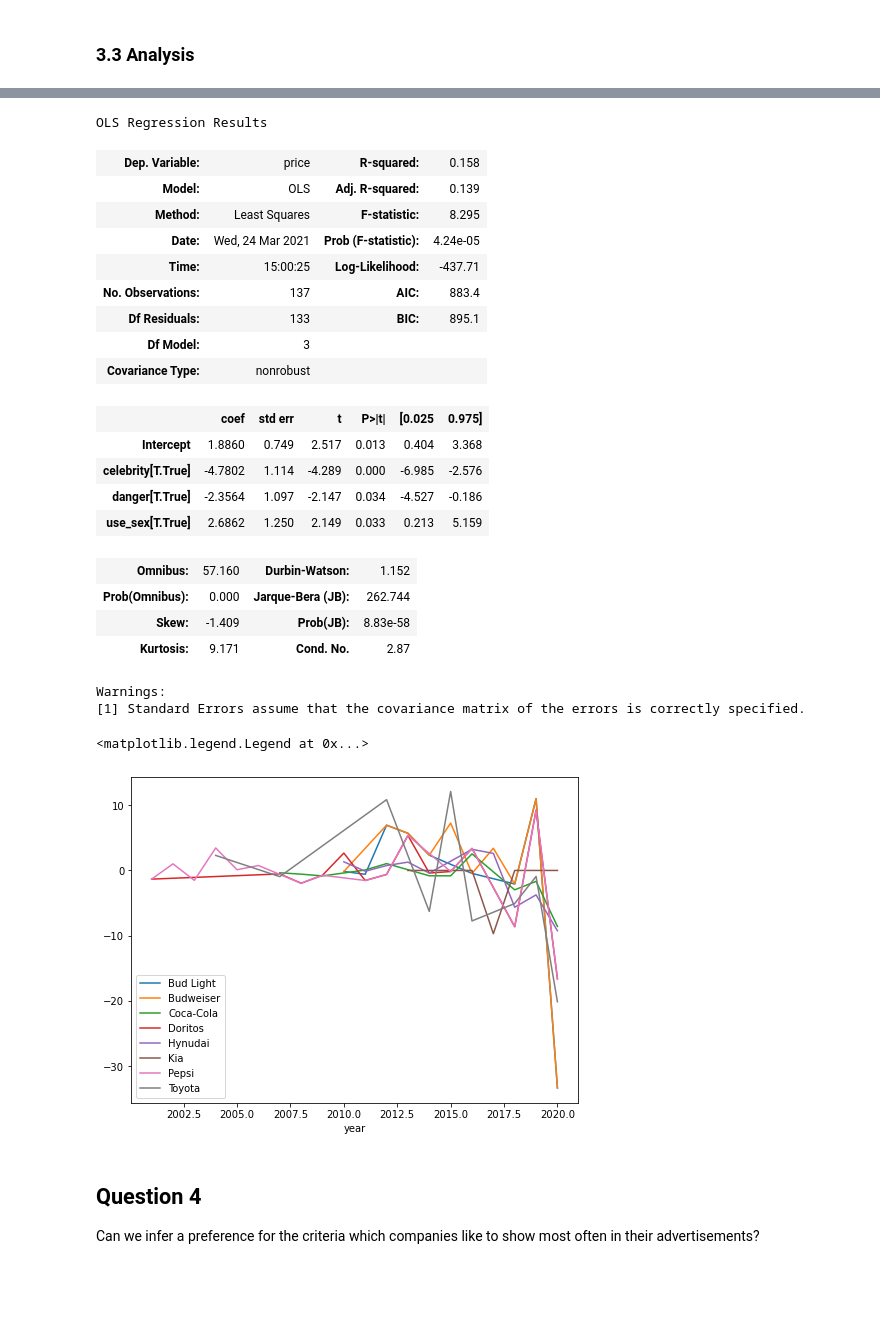
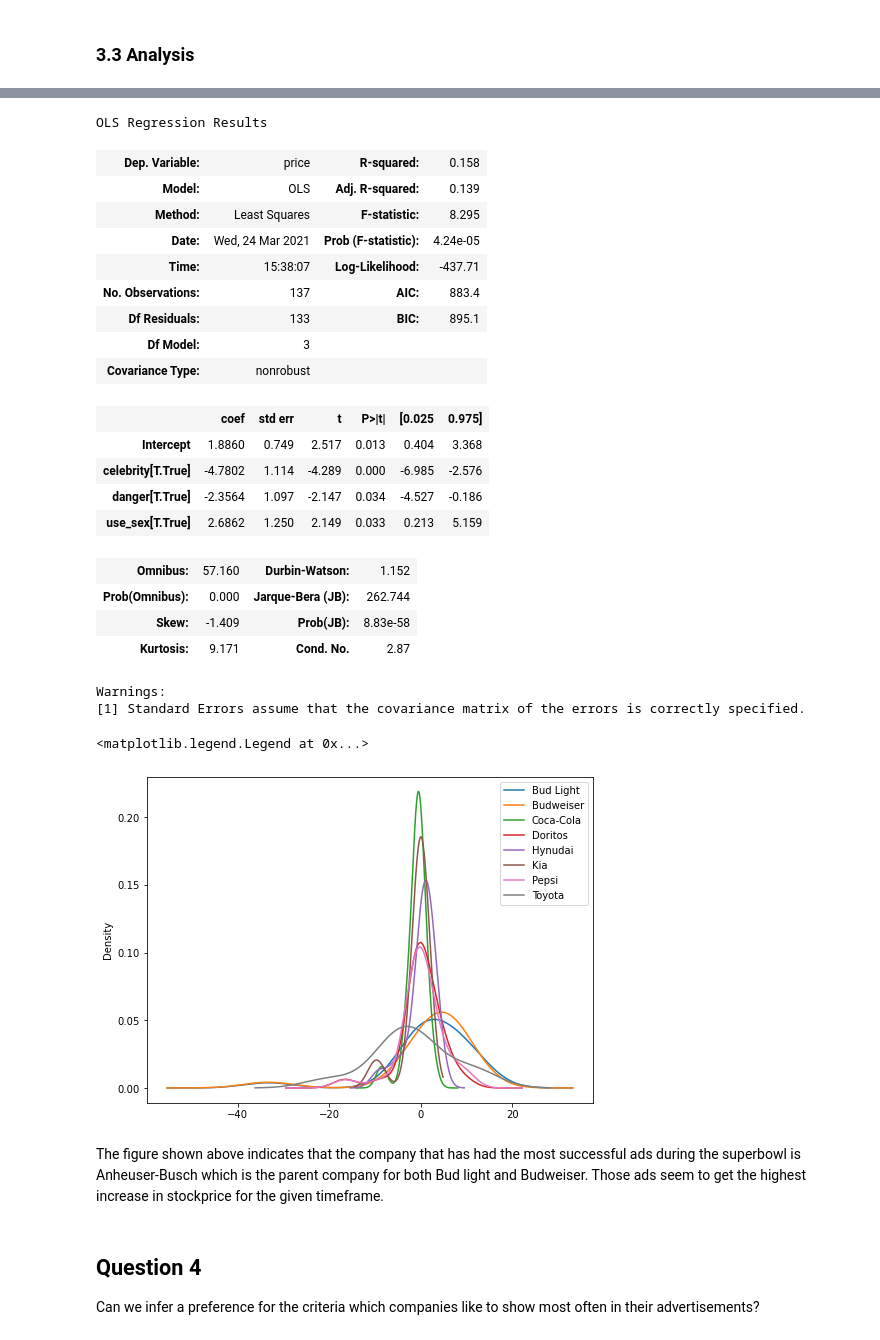
Before and after one commit to Lucsparidans/DataMadness, a Jupyter notebook: Final.ipynb, the cells around one changed output, grey strips where cells are left out. Drawn from its saved outputs; the diff is of its cells as text; code cells hidden in the pictures; blank space fills up the shorter version.

```diff
--- a/Final.ipynb
+++ b/Final.ipynb
@@ -136,7 +130,7 @@ for NAME in COMPANIES:
 # %%
 tmp = []
 for year in dates['Year']:
-    tmp.append(all_data.loc[''.join((str(year),'-03-01'))]-all_data.loc[''.join((str(year),'-01-01'))])
+    tmp.append((all_data.loc[''.join((str(year),'-03-01'))]-all_data.loc[''.join((str(year),'-01-01'))]))
 
 delta = pd.DataFrame(tmp)
 delta = delta.set_index(dates['Year'])
@@ -275,7 +277,7 @@ OLS Regression Results
 | Model: | OLS | Adj. R-squared: | 0.139 |
 | Method: | Least Squares | F-statistic: | 8.295 |
 | Date: | Wed, 24 Mar 2021 | Prob (F-statistic): | 4.24e-05 |
-| Time: | 15:00:25 | Log-Likelihood: | -437.71 |
+| Time: | 15:38:07 | Log-Likelihood: | -437.71 |
 | No. Observations: | 137 | AIC: | 883.4 |
 | Df Residuals: | 133 | BIC: | 895.1 |
 | Df Model: | 3 |  |  |
@@ -294,13 +296,15 @@ Warnings:
 # %%
 brnds = ad[['brand','price']].groupby(['brand'])
 
 fig, ax = plt.subplots(figsize=(8,6))
 for label, df in brnds:
-    df.price.plot(ax=ax, label=label)
+    df.price.plot(kind="kde", ax=ax, label=label)
 plt.legend()
 # %% [output]
 <matplotlib.legend.Legend at 0x...>
-[figure, old version]
+[figure, new version]
+# %% [markdown]
+The figure shown above indicates that the company that has had the most successful ads during the superbowl is Anheuser-Busch which is the parent company for both Bud light and Budweiser. Those ads seem to get the highest increase in stockprice for the given timeframe.
 # %% [markdown]
 ## Question 4 <a class="anchor" id="q4"></a>
 Can we infer a preference for the criteria which companies like to show most often in their advertisements?
```
Also changed, not shown: parts of 8 cells of this notebook.
